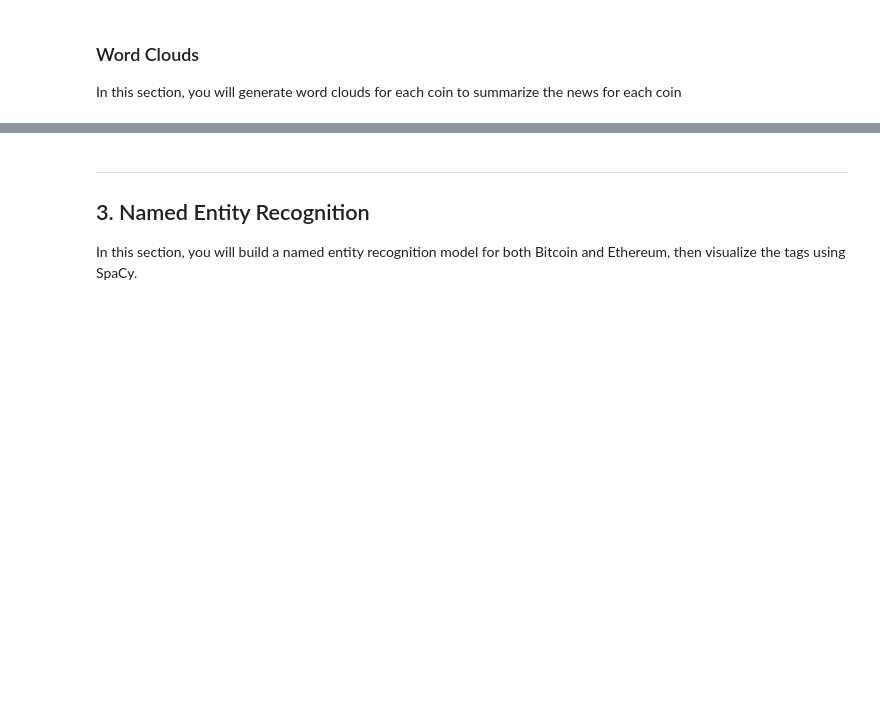
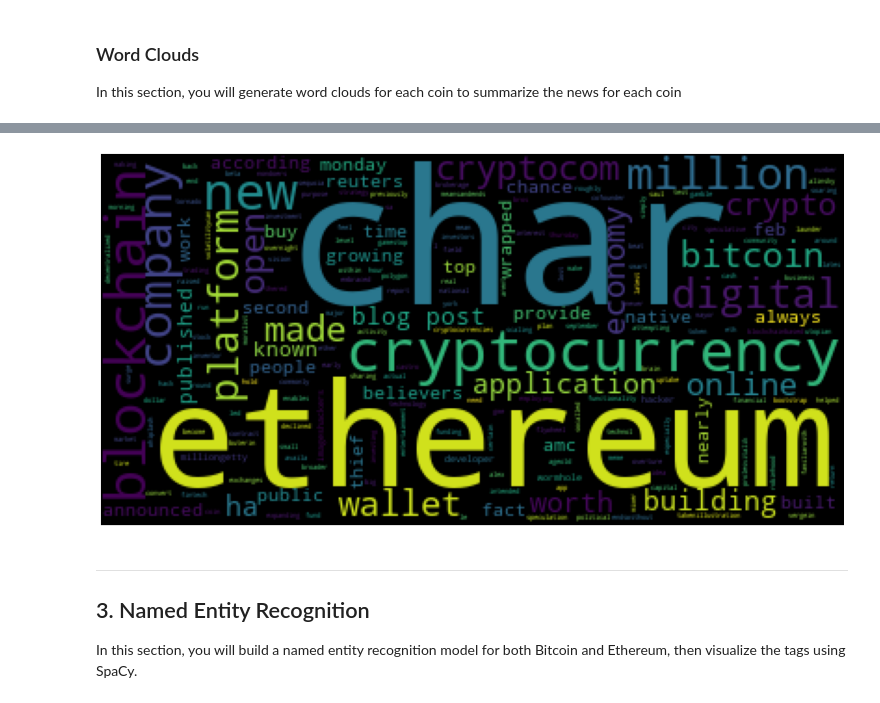
Before and after one commit to brilliantlyc/Cryptocurrency_NLP_Analysis, a Jupyter notebook: crypto_sentiment.ipynb, the cells around one changed output, grey strips where cells are left out. Drawn from its saved outputs; the diff is of its cells as text; code cells hidden in the pictures; blank space fills up the shorter version.

```diff
--- a/crypto_sentiment.ipynb
+++ b/crypto_sentiment.ipynb
@@ -425,3 +398,12 @@ mpl.rcParams['figure.figsize'] = [20.0, 10.0]
+# %%
+# Generate the Ethereum word cloud
+ethereum_input_text = ' '.join(ethereum_tokens_list)
+ethereum_wc = WordCloud().generate(ethereum_input_text)
+plt.imshow(ethereum_wc)
+plt.axis("off")
+plt.show()
+# %% [output]
+[figure, added]
 # %% [markdown]
 ---
 ## 3. Named Entity Recognition
```
Also changed, not shown: parts of 7 cells of this notebook.
